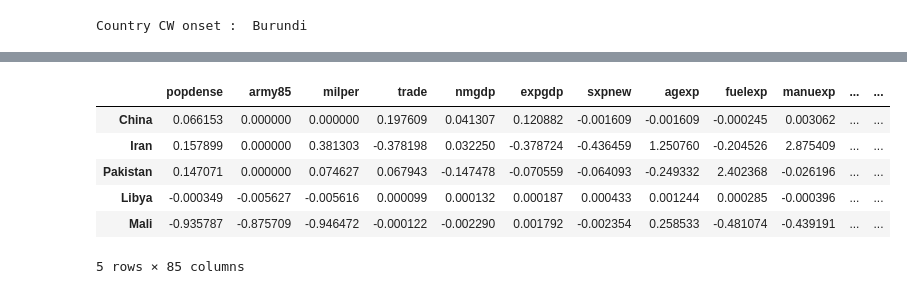
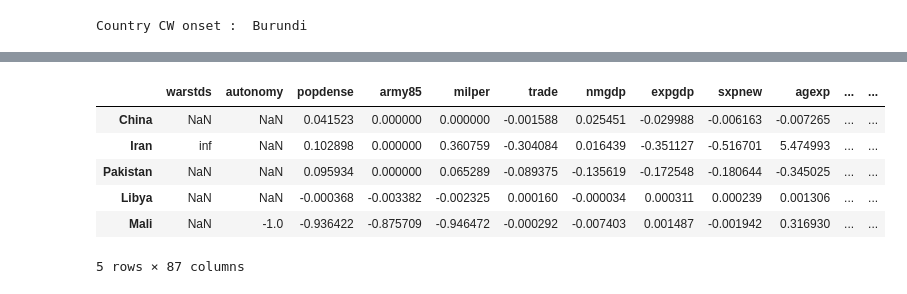
Before and after one commit to epfl-ada/ada-2020-project-milestone-p3-p3_cadastrophe, a Jupyter notebook: Data_Exploration.ipynb, the cells around one changed output, grey strips where cells are left out. Drawn from its saved outputs; the diff is of its cells as text; code cells hidden in the pictures.

```diff
--- a/Data_Exploration.ipynb
+++ b/Data_Exploration.ipynb
@@ -149,6 +149,40 @@ cowcodes = cowcodes.rename(columns={'CCode': 'cowcode', 'StateNme':'country'})
 dict_cowcode = dict(zip(cowcodes.cowcode,cowcodes.country))
 dict_cowcode_abb = dict(zip(cowcodes.cowcode,cowcodes.StateAbb))
 
+
+### MANUAL UPDATE BASED ON INCONSISTENCIES
+dict_cowcode.update({
+89: "United Province CA",
+99: "Gran Colombia",
+324: "Sardinia",
+342: "Serbia",
+347: "Yugoslavia/Serbia and Montenegro",
+348: "Montenegro",
+364: "USSR",
+525: "South Sudan",
+529: "Ethiopia",
+626: "Sudan-North",
+769: "Pakistan",
+818: "Vietnam"
+})
+
+dict_cowcode_abb.update({
+89: "United Province CA",
+99: "Gran Colombia",
+324: "Sardinia",
+342: "Serbia",
+347: "Yugoslavia/Serbia and Montenegro",
+348: "Montenegro",
+364: "USSR",
+525: "South Sudan",
+529: "Ethiopia",
+626: "Sudan-North",
+769: "Pakistan",
+818: "VNM"
+})
+
+dict_cowcode_abb[817] = "VNM"
+
 sambanis['country'] = sambanis.cowcode.map(dict_cowcode)
 sambanis['country_abb'] =sambanis.cowcode.map(dict_cowcode_abb)
 #don't know if it is necessary to add the abbreviation but I figured it could be useful
@@ -873,15 +917,16 @@ def comp_neighbour_feat(df, country, onset_date, t_win=3, geodata=geodata):
     end = onset_date + np.timedelta64(365*(t_win-1), 'D')
     neigh_df = neigh_df.loc[(df["year"] <= end) & (df["year"] >= start)]
 
-    neigh_df.drop(columns=['cowcode', 'warstds', 'ptime',
+    neigh_df.drop(columns=['cowcode', 'ptime',
                            'autch98', 'demch98','polch98', 'country_abb',
                            'decade1', 'decade2', 'decade3', 'decade4'],
                   inplace=True)
 
     cols = list(neigh_df.columns[1:])
-    cols = cols[1:-5]+cols[-4:]
+    cols = cols[0:-5]+cols[-4:]
+
     #convert to numeric
-    neigh_df[cols] = neigh_df[cols].apply(pd.to_numeric, errors='coerce', axis=1)
+    neigh_df[cols[1:]] = neigh_df[cols[1:]].apply(pd.to_numeric, errors='coerce', axis=1)
 
     df_pre = pd.DataFrame()
     df_pos = pd.DataFrame()
@@ -927,40 +956,40 @@ tmp
 | Rwanda | -0.003669 | 0.485207 | 2.000000 | -1.508428 | 0.005323 | 0.172414 | -0.021082 | 0.004529 | 0.000000 |
 | Tanzania | -0.000898 | 0.377065 | 0.650000 | 1.248915 | 0.004531 | 0.040816 | 0.432405 | 0.021553 | 0.285714 |
 # %%
-t_win = 5
+t_win = 3
 
 
 df_tmp = pd.DataFrame()
 df_pre = pd.DataFrame()
 df_pos = pd.DataFrame()
 
 for onset in onsets:
     pre, pos = comp_neighbour_feat(sambanis,
                                    onset[1],
                                    onset[0],
                                    t_win=t_win,
                                   )
     """df_tmp = pd.concat([df_tmp,
                         (pos-pre)/pre
                        ]
                       )"""
     df_pre = pd.concat([df_pre,
                         pre
                        ]
                       )
 
     df_pos = pd.concat([df_pos,
                         pos
                        ]
                       )
 
 df_tmp = (df_pos-df_pre)/df_pre
 df_tmp.head(5)
 # %% [output]
-|  | popdense | army85 | milper | trade | nmgdp | expgdp | sxpnew | agexp | fuelexp | manuexp | ... | ... |
-| China | 0.066153 | 0.000000 | 0.000000 | 0.197609 | 0.041307 | 0.120882 | -0.001609 | -0.001609 | -0.000245 | 0.003062 | ... | ... |
-| Iran | 0.157899 | 0.000000 | 0.381303 | -0.378198 | 0.032250 | -0.378724 | -0.436459 | 1.250760 | -0.204526 | 2.875409 | ... | ... |
-| Pakistan | 0.147071 | 0.000000 | 0.074627 | 0.067943 | -0.147478 | -0.070559 | -0.064093 | -0.249332 | 2.402368 | -0.026196 | ... | ... |
-| Libya | -0.000349 | -0.005627 | -0.005616 | 0.000099 | 0.000132 | 0.000187 | 0.000433 | 0.001244 | 0.000285 | -0.000396 | ... | ... |
-| Mali | -0.935787 | -0.875709 | -0.946472 | -0.000122 | -0.002290 | 0.001792 | -0.002354 | 0.258533 | -0.481074 | -0.439191 | ... | ... |
+|  | warstds | autonomy | popdense | army85 | milper | trade | nmgdp | expgdp | sxpnew | agexp | ... | ... |
+| China | NaN | NaN | 0.041523 | 0.000000 | 0.000000 | -0.001588 | 0.025451 | -0.029988 | -0.006163 | -0.007265 | ... | ... |
+| Iran | inf | NaN | 0.102898 | 0.000000 | 0.360759 | -0.304084 | 0.016439 | -0.351127 | -0.516701 | 5.474993 | ... | ... |
+| Pakistan | NaN | NaN | 0.095934 | 0.000000 | 0.065289 | -0.089375 | -0.135619 | -0.172548 | -0.180644 | -0.345025 | ... | ... |
+| Libya | NaN | NaN | -0.000368 | -0.003382 | -0.002325 | 0.000160 | -0.000034 | 0.000311 | 0.000239 | 0.001306 | ... | ... |
+| Mali | NaN | -1.0 | -0.936422 | -0.875709 | -0.946472 | -0.000292 | -0.007403 | 0.001487 | -0.001942 | 0.316930 | ... | ... |
-5 rows × 85 columns
+5 rows × 87 columns
```
Also changed, not shown: parts of 34 cells of this notebook.
